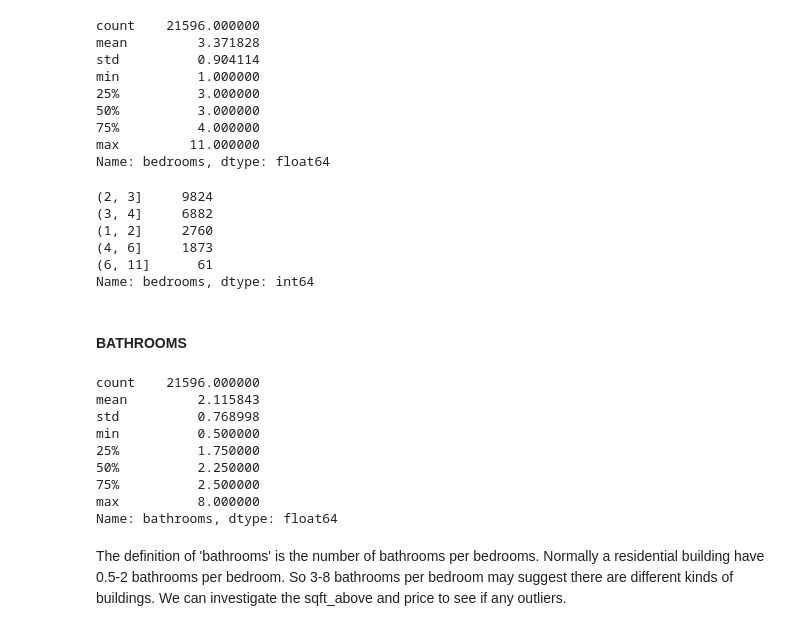
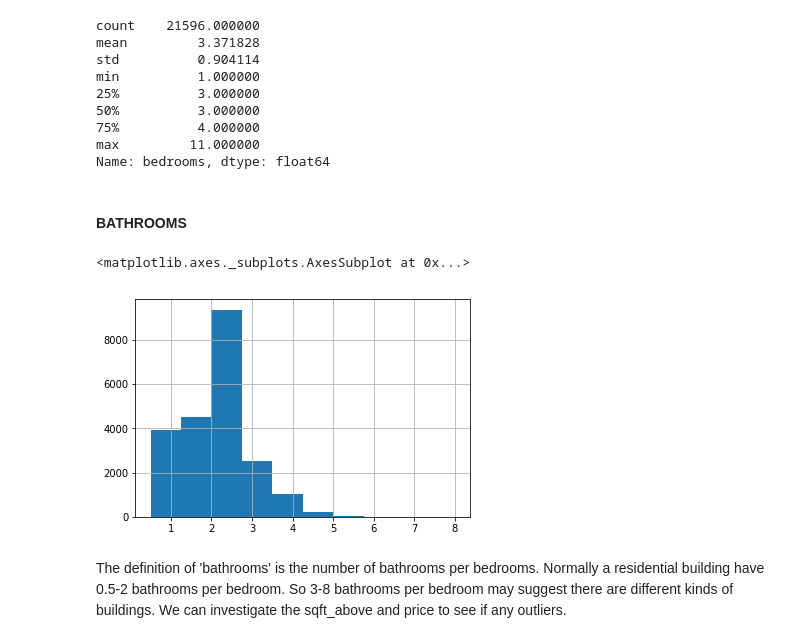
Before and after one commit to bonniema/housepriceprediction-multipleregression, a Jupyter notebook: project-exploration.ipynb, the cells around one changed output. Saved outputs shown, nothing was run; the diff lists cells and outputs as text; code cells hidden in the pictures.

```diff
--- a/project-exploration.ipynb
+++ b/project-exploration.ipynb
@@ -278,4 +276,3 @@ bins_grade = bins_grade.cat.as_unordered()
 # %%
 bins_grade.value_counts().plot(kind='bar')
-kcdata['grade']=bins_grade
 # %% [output]
@@ -327,35 +328,18 @@ min          1.000000
 max         11.000000
 Name: bedrooms, dtype: float64
 # %%
-bins = [1,2,3,4,6,11]
+bins = [1,2,3,4,11]
 bins_bedroom = pd.cut(kcdata['bedrooms'],bins)
 bins_bedroom = bins_bedroom.cat.as_unordered()
-bins_bedroom.head()
-kcdata['bedrooms']=bins_bedroom
+bedroom_dummy = pd.get_dummies(bins_bedroom, prefix='bedroom')
-# %%
-kcdata['bedrooms'].value_counts()
-# %% [output]
-(2, 3]     9824
-(3, 4]     6882
-(1, 2]     2760
-(4, 6]     1873
-(6, 11]      61
-Name: bedrooms, dtype: int64
 # %% [markdown]
 #### BATHROOMS
 # %%
-kcdata['bathrooms'].describe()
+kcdata['bathrooms'].hist()
 #kcdata['bathrooms'].value_counts();
 # %% [output]
-count    21596.000000
-mean         2.115843
-std          0.768998
-min          0.500000
-25%          1.750000
-50%          2.250000
-75%          2.500000
-max          8.000000
-Name: bathrooms, dtype: float64
+<matplotlib.axes._subplots.AxesSubplot at 0x...>
+[figure, added]
 # %% [markdown]
 The definition of 'bathrooms' is the number of bathrooms per bedrooms. Normally a residential building have 0.5-2 bathrooms per bedroom. So 3-8 bathrooms per bedroom may suggest there are different kinds of buildings. We can investigate the sqft_above and price to see if any outliers.
 # %%
```
Also changed, not shown: parts of 41 cells of this notebook.
